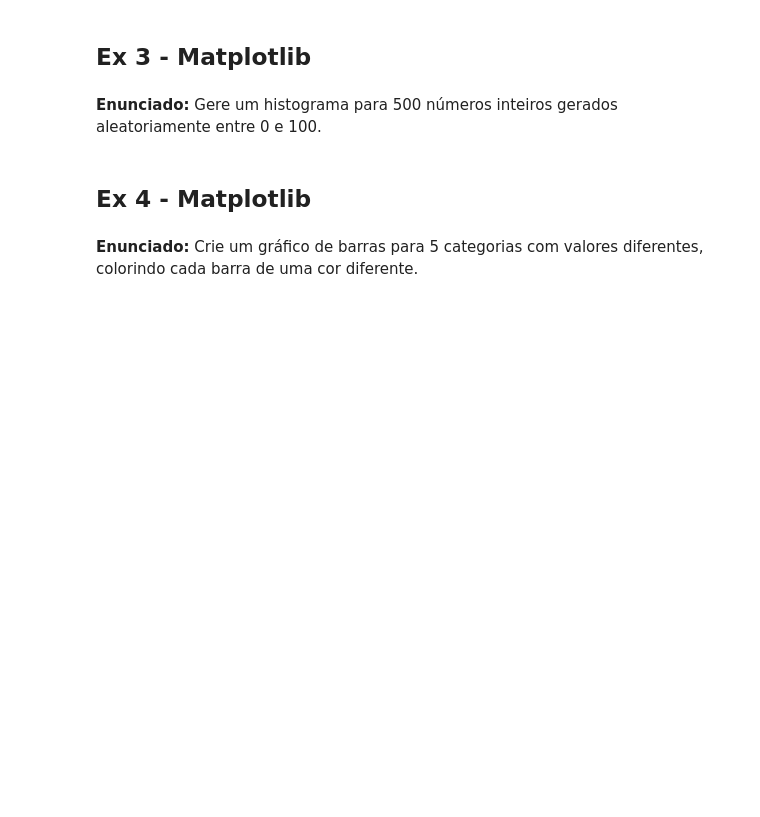
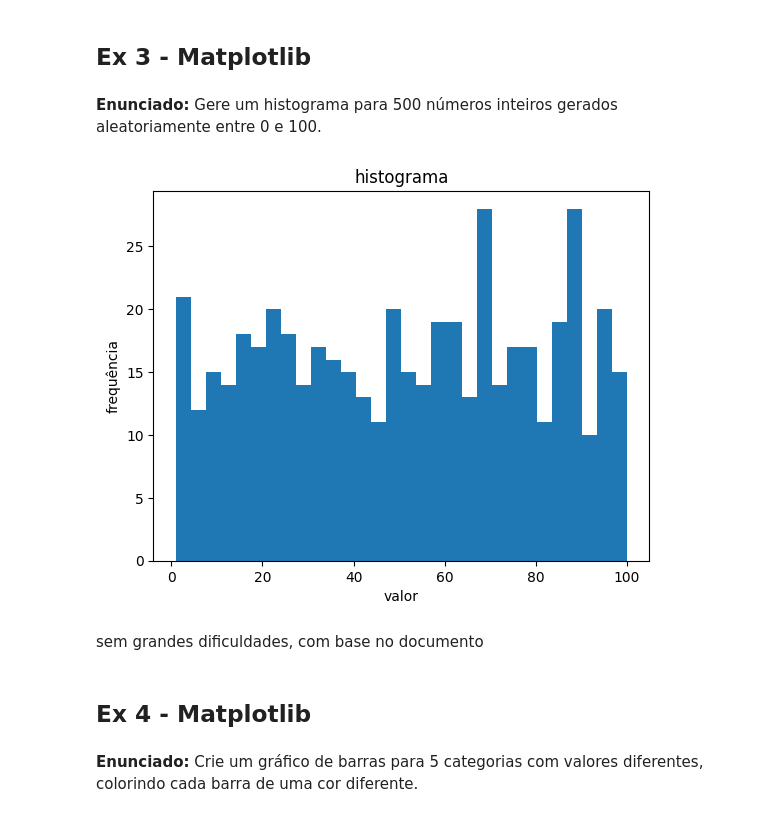
Before and after one commit to opedrovisk/Discipline-IA-UMC, a Jupyter notebook: Exercicios_DataScience_PedroMarcondes_6B_Noturno.ipynb, the cells around one changed output. Saved outputs shown, nothing was run; the diff lists cells and outputs as text; code cells hidden in the pictures; blank space fills up the shorter version.

```diff
--- a/Exercicios_DataScience_PedroMarcondes_6B_Noturno.ipynb
+++ b/Exercicios_DataScience_PedroMarcondes_6B_Noturno.ipynb
@@ -930,6 +960,18 @@ profesor, utilizei o entedimento de mediana e groupby que aprendemos em exercíc
 ## Ex 3 - Matplotlib
 # %% [markdown]
 **Enunciado:** Gere um histograma para 500 números inteiros gerados aleatoriamente entre 0 e 100.
+# %%
+dados = np.random.randint(1, 101, 500)
+
+plt.hist(dados, bins=30)
+plt.title("histograma")
+plt.xlabel("valor")
+plt.ylabel("frequência")
+plt.show()
+# %% [output]
+[figure, added]
+# %% [markdown]
+sem grandes dificuldades, com base no documento
 # %% [markdown]
 ## Ex 4 - Matplotlib
 # %% [markdown]
```
Also changed, not shown: parts of 19 cells of this notebook.
